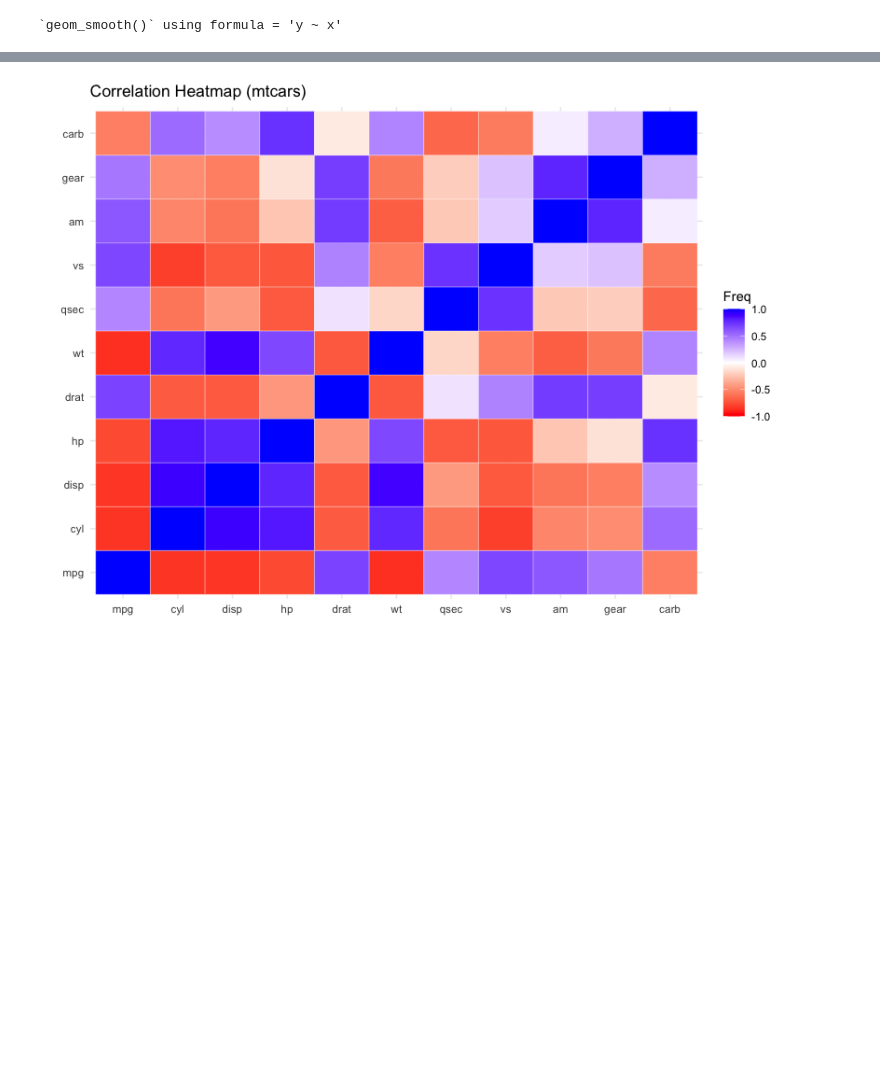
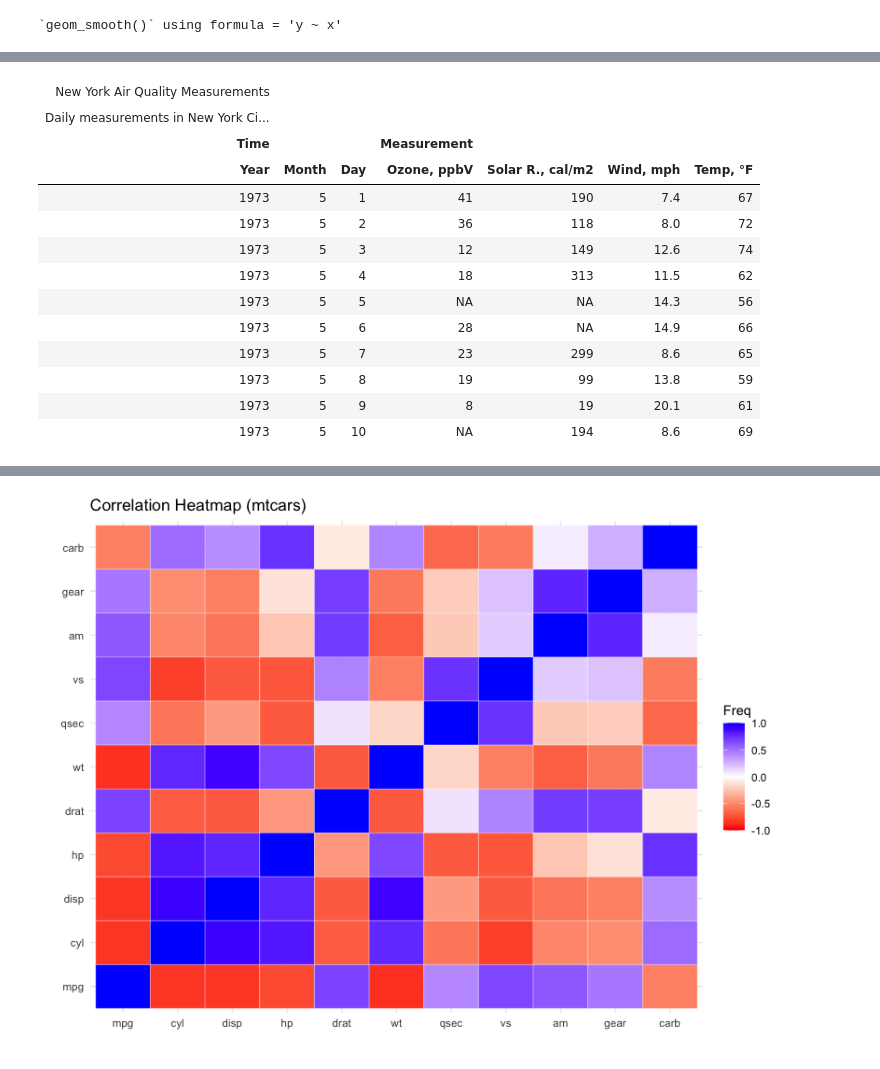
Before and after one commit to roaldarbol/writing-together, a Jupyter notebook: writing-together.ipynb, the cells around one changed output, grey strips where cells are left out. Drawn from its saved outputs; the diff is of its cells as text; code cells hidden in the pictures; blank space fills up the shorter version.

```diff
--- a/writing-together.ipynb
+++ b/writing-together.ipynb
@@ -125 +70,63 @@ Since gt v0.3.0, `columns = vars(...)` has been deprecated.
+# %%
+# Load necessary libraries
+library(dplyr)
+library(gt)
+
+
+# Modify the `airquality` dataset by adding the year
+# of the measurements (1973) and limiting to 10 rows
+airquality_m <-
+  airquality |>
+  mutate(Year = 1973L) |>
+  slice(1:10)
+
+# Create a display table using the `airquality`
+# dataset; arrange columns into groups
+gt_tbl <-
+  gt(airquality_m) |>
+  tab_header(
+    title = "New York Air Quality Measurements",
+    subtitle = "Daily measurements in New York City (May 1-10, 1973)"
+  ) |>
+  tab_spanner(
+    label = "Time",
+    columns = c(Year, Month, Day)
+  ) |>
+  tab_spanner(
+    label = "Measurement",
+    columns = c(Ozone, Solar.R, Wind, Temp)
+  )
+
+# Move the time-based columns to the start of
+# the column series; modify the column labels of
+# the measurement-based columns
+gt_tbl <-
+  gt_tbl |>
+  cols_move_to_start(
+    columns = c(Year, Month, Day)
+  ) |>
+  cols_label(
+    Ozone = html("Ozone,<br>ppbV"),
+    Solar.R = html("Solar R.,<br>cal/m<sup>2</sup>"),
+    Wind = html("Wind,<br>mph"),
+    Temp = html("Temp,<br>&deg;F")
+  )
+
+# Show the gt table
+gt_tbl
+# %% [output]
+| New York Air Quality Measurements |  |  |  |  |  |  |
+| Daily measurements in New York Ci... |  |  |  |  |  |  |
+| Time |  |  | Measurement |  |  |  |
+| Year | Month | Day | Ozone, ppbV | Solar R., cal/m2 | Wind, mph | Temp, °F |
+| 1973 | 5 | 1 | 41 | 190 | 7.4 | 67 |
+| 1973 | 5 | 2 | 36 | 118 | 8.0 | 72 |
+| 1973 | 5 | 3 | 12 | 149 | 12.6 | 74 |
+| 1973 | 5 | 4 | 18 | 313 | 11.5 | 62 |
+| 1973 | 5 | 5 | NA | NA | 14.3 | 56 |
+| 1973 | 5 | 6 | 28 | NA | 14.9 | 66 |
+| 1973 | 5 | 7 | 23 | 299 | 8.6 | 65 |
+| 1973 | 5 | 8 | 19 | 99 | 13.8 | 59 |
+| 1973 | 5 | 9 | 8 | 19 | 20.1 | 61 |
+| 1973 | 5 | 10 | NA | 194 | 8.6 | 69 |
 # %% [markdown]
```
Also changed, not shown: parts of 6 cells of this notebook.
